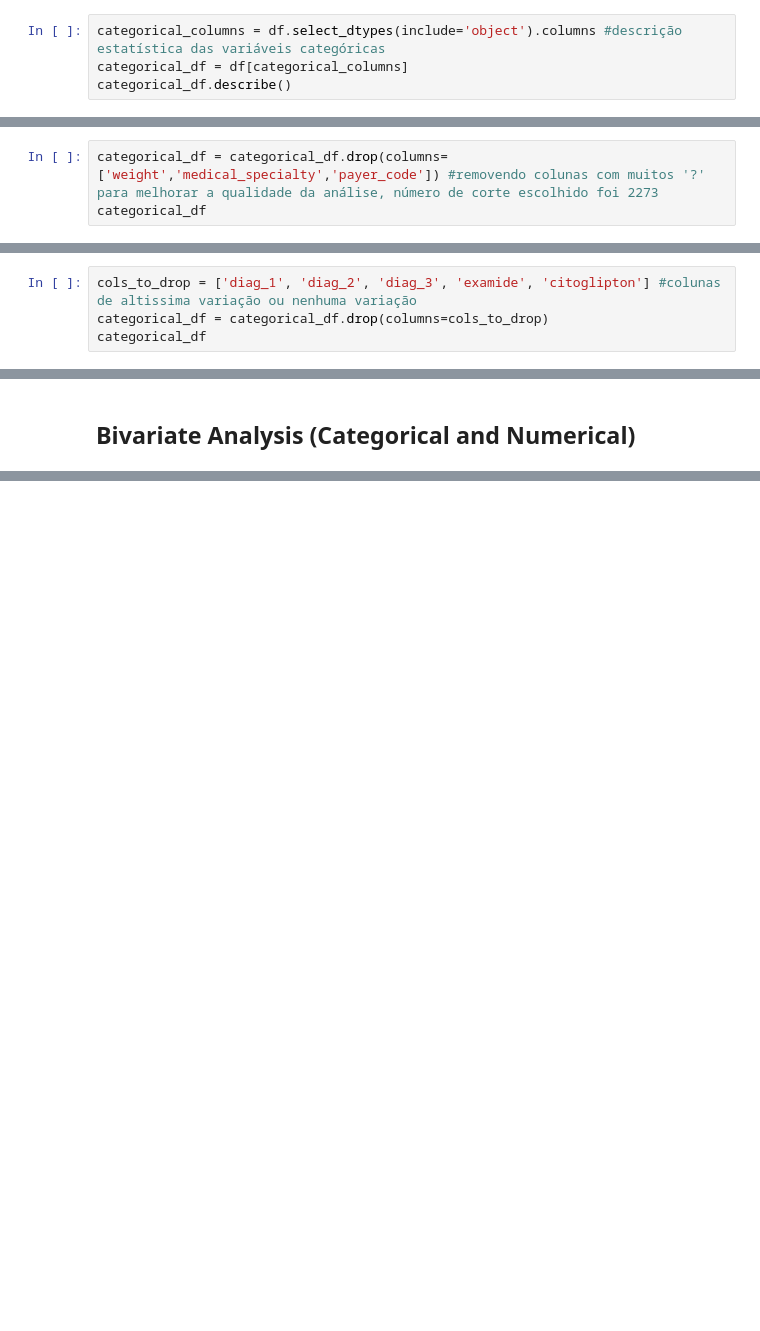
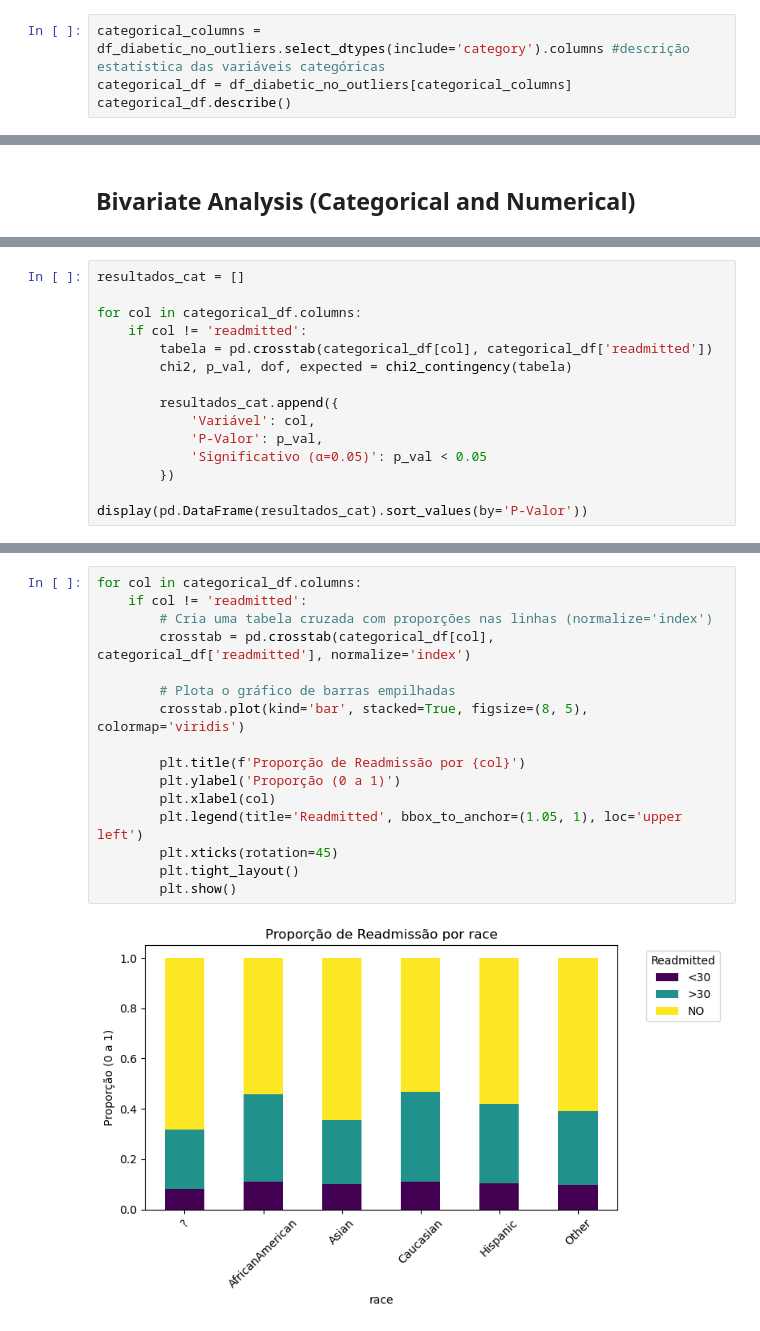
Before and after one commit to guimaguima/tp01, a Jupyter notebook: notebooks/EDA.ipynb, the cells around one changed output, grey strips where cells are left out. Saved outputs shown, nothing was run; the diff lists cells and outputs as text; blank space fills up the shorter version.

```diff
--- a/notebooks/EDA.ipynb
+++ b/notebooks/EDA.ipynb
@@ -193,6 +204,6 @@ plt.show()
 # %% [markdown]
 ## Categorical Analyses
 # %%
-categorical_columns = df.select_dtypes(include='object').columns #descrição estatística das variáveis categóricas
-categorical_df = df[categorical_columns]
+categorical_columns = df_diabetic_no_outliers.select_dtypes(include='category').columns #descrição estatística das variáveis categóricas
+categorical_df = df_diabetic_no_outliers[categorical_columns]
 categorical_df.describe()
@@ -204,6 +210,3 @@ categorical_df[categorical_df.columns[columns_question > 0]]
-# %%
-categorical_df = categorical_df.drop(columns=['weight','medical_specialty','payer_code']) #removendo colunas com muitos '?' para melhorar a qualidade da análise, número de corte escolhido foi 2273
-categorical_df
 # %%
 categorical_columns = categorical_df.columns
 for col in categorical_columns:
@@ -216,8 +219,4 @@ for col in categorical_columns:
     plt.show()
 
 #valores muito ruidosos, muitas categorias com poucos registros, dificultam a análise, retiramos eles, assim como aqueles que possuem um único registro
-# %%
-cols_to_drop = ['diag_1', 'diag_2', 'diag_3', 'examide', 'citoglipton'] #colunas de altissima variação ou nenhuma variação
-categorical_df = categorical_df.drop(columns=cols_to_drop)
-categorical_df
 # %%
@@ -294,0 +409,15 @@ for col1 in numerical_df.columns:
+# %%
+resultados_cat = []
+
+for col in categorical_df.columns:
+    if col != 'readmitted':
+        tabela = pd.crosstab(categorical_df[col], categorical_df['readmitted'])
+        chi2, p_val, dof, expected = chi2_contingency(tabela)
+
+        resultados_cat.append({
+            'Variável': col,
+            'P-Valor': p_val,
+            'Significativo (α=0.05)': p_val < 0.05
+        })
+
+display(pd.DataFrame(resultados_cat).sort_values(by='P-Valor'))
@@ -294,0 +442,18 @@ for col1 in numerical_df.columns:
+# %%
+for col in categorical_df.columns:
+    if col != 'readmitted':
+        # Cria uma tabela cruzada com proporções nas linhas (normalize='index')
+        crosstab = pd.crosstab(categorical_df[col], categorical_df['readmitted'], normalize='index')
+
+        # Plota o gráfico de barras empilhadas
+        crosstab.plot(kind='bar', stacked=True, figsize=(8, 5), colormap='viridis')
+
+        plt.title(f'Proporção de Readmissão por {col}')
+        plt.ylabel('Proporção (0 a 1)')
+        plt.xlabel(col)
+        plt.legend(title='Readmitted', bbox_to_anchor=(1.05, 1), loc='upper left')
+        plt.xticks(rotation=45)
+        plt.tight_layout()
+        plt.show()
+# %% [output]
+[figure, added]
```
Also changed, not shown: parts of 24 cells of this notebook, 5 other files.
